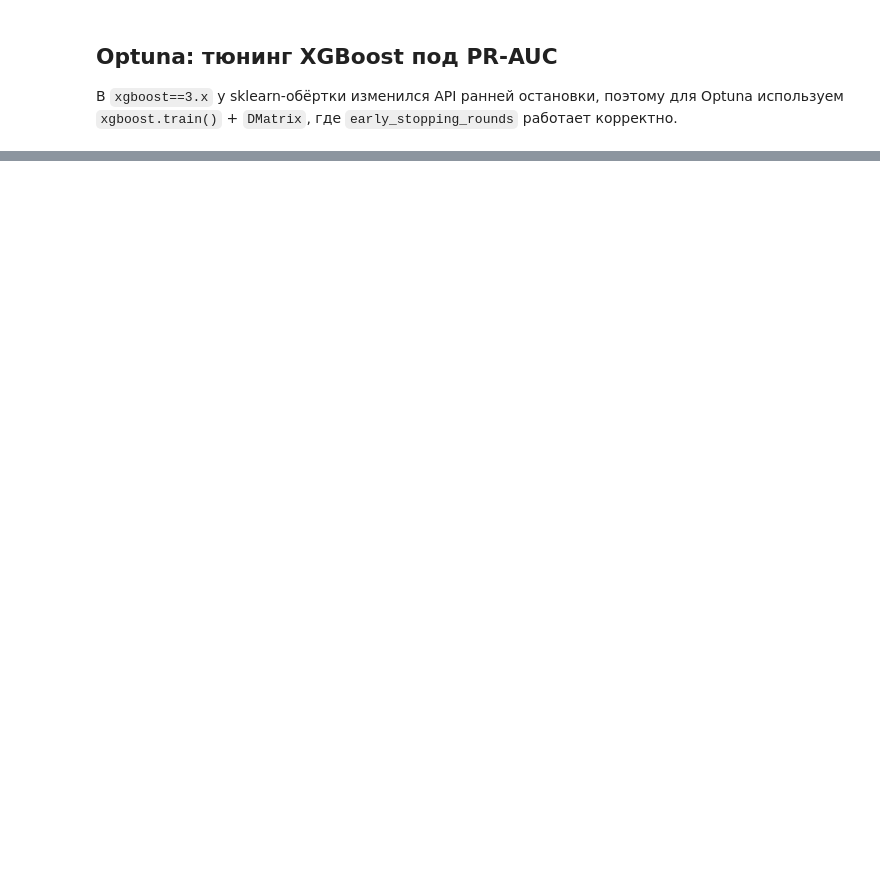
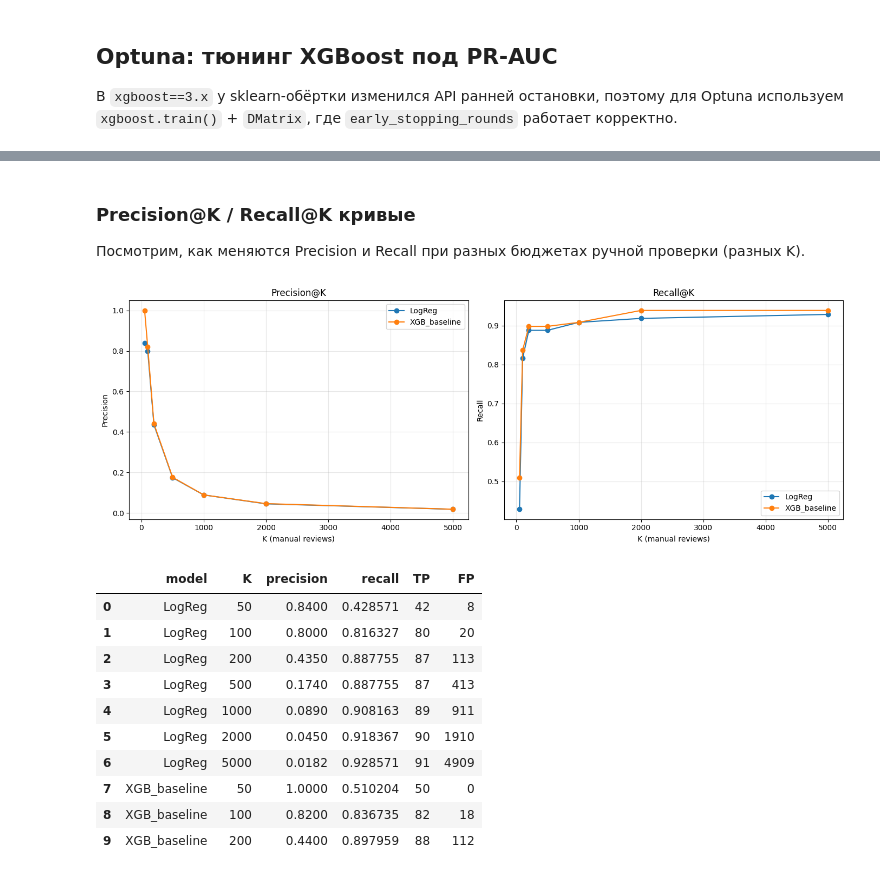
Before and after one commit to wiru7k/Credit_scoring, a Jupyter notebook: notebooks/01_EDA.ipynb, the cells around one changed output, grey strips where cells are left out. Saved outputs shown, nothing was run; the diff lists cells and outputs as text; code cells hidden in the pictures; blank space fills up the shorter version.

```diff
--- a/notebooks/01_EDA.ipynb
+++ b/notebooks/01_EDA.ipynb
@@ -375,0 +485,60 @@ xgb.__version__
+# %% [markdown]
+### Precision@K / Recall@K кривые
+
+Посмотрим, как меняются Precision и Recall при разных бюджетах ручной проверки (разных K).
+# %%
+# K grid (budget of manual review)
+Ks = [50, 100, 200, 500, 1000, 2000, 5000]
+Ks = [k for k in Ks if k <= len(y_true)]
+
+prk_rows = []
+for model_name, proba in models_proba.items():
+    y_score = np.asarray(proba)
+    for k in Ks:
+        d = precision_recall_at_k(y_true, y_score, k)
+        prk_rows.append({
+            'model': model_name,
+            'K': d['k'],
+            'precision': d['precision@k'],
+            'recall': d['recall@k'],
+            'TP': d['tp'],
+            'FP': d['fp'],
+        })
+
+prk_df = pd.DataFrame(prk_rows)
+
+fig, ax = plt.subplots(1, 2, figsize=(14, 5))
+for model_name in prk_df['model'].unique():
+    sub = prk_df[prk_df['model'] == model_name].sort_values('K')
+    ax[0].plot(sub['K'], sub['precision'], marker='o', label=model_name)
+    ax[1].plot(sub['K'], sub['recall'], marker='o', label=model_name)
+
+ax[0].set_title('Precision@K')
+ax[0].set_xlabel('K (manual reviews)')
+ax[0].set_ylabel('Precision')
+ax[0].grid(True, alpha=0.3)
+ax[0].legend()
+
+ax[1].set_title('Recall@K')
+ax[1].set_xlabel('K (manual reviews)')
+ax[1].set_ylabel('Recall')
+ax[1].grid(True, alpha=0.3)
+ax[1].legend()
+
+plt.tight_layout()
+plt.show()
+
+prk_df.sort_values(['model', 'K']).head(10)
+# %% [output]
+[figure, added]
+|  | model | K | precision | recall | TP | FP |
+| 0 | LogReg | 50 | 0.8400 | 0.428571 | 42 | 8 |
+| 1 | LogReg | 100 | 0.8000 | 0.816327 | 80 | 20 |
+| 2 | LogReg | 200 | 0.4350 | 0.887755 | 87 | 113 |
+| 3 | LogReg | 500 | 0.1740 | 0.887755 | 87 | 413 |
+| 4 | LogReg | 1000 | 0.0890 | 0.908163 | 89 | 911 |
+| 5 | LogReg | 2000 | 0.0450 | 0.918367 | 90 | 1910 |
+| 6 | LogReg | 5000 | 0.0182 | 0.928571 | 91 | 4909 |
+| 7 | XGB_baseline | 50 | 1.0000 | 0.510204 | 50 | 0 |
+| 8 | XGB_baseline | 100 | 0.8200 | 0.836735 | 82 | 18 |
+| 9 | XGB_baseline | 200 | 0.4400 | 0.897959 | 88 | 112 |
```
Also changed, not shown: parts of 21 cells of this notebook.
